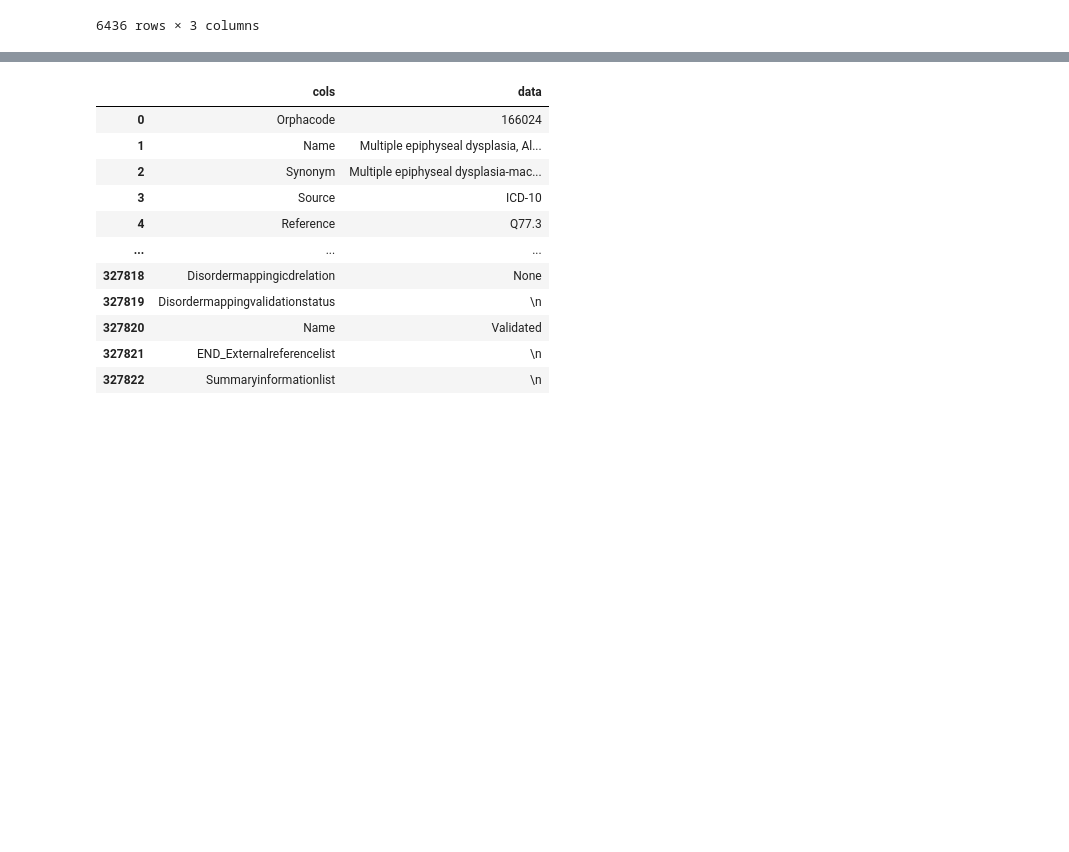
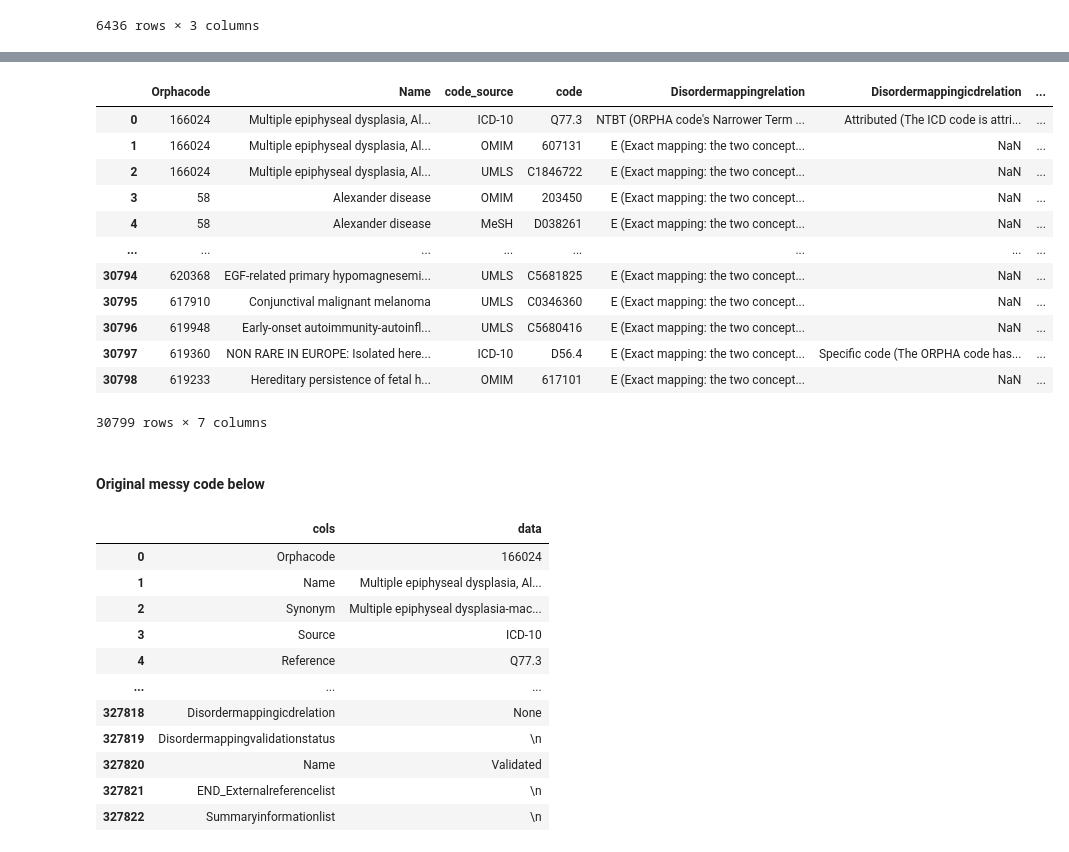
Before and after one commit to Ale9806/SIMPLLM, a Jupyter notebook: Debug/Developer - Rare disease analysis.ipynb, the cells around one changed output, grey strips where cells are left out. Drawn from its saved outputs; the diff is of its cells as text; code cells hidden in the pictures; blank space fills up the shorter version.

```diff
--- a/Debug/Developer - Rare disease analysis.ipynb
+++ b/Debug/Developer - Rare disease analysis.ipynb
@@ -46,0 +53,2 @@ df
+# %%
+orphan_names, orphan_codes = get_orphan_data(os.path.join(DATA_DIR, 'en_product1-Orphadata.xml'), verbose=verbose)
@@ -47,3 +73,21 @@ df
+# %%
+orphan_codes
+# %% [output]
+|  | Orphacode | Name | code_source | code | Disordermappingrelation | Disordermappingicdrelation | ... |
+| 0 | 166024 | Multiple epiphyseal dysplasia, Al... | ICD-10 | Q77.3 | NTBT (ORPHA code's Narrower Term ... | Attributed (The ICD code is attri... | ... |
+| 1 | 166024 | Multiple epiphyseal dysplasia, Al... | OMIM | 607131 | E (Exact mapping: the two concept... | NaN | ... |
+| 2 | 166024 | Multiple epiphyseal dysplasia, Al... | UMLS | C1846722 | E (Exact mapping: the two concept... | NaN | ... |
+| 3 | 58 | Alexander disease | OMIM | 203450 | E (Exact mapping: the two concept... | NaN | ... |
+| 4 | 58 | Alexander disease | MeSH | D038261 | E (Exact mapping: the two concept... | NaN | ... |
+| ... | ... | ... | ... | ... | ... | ... | ... |
+| 30794 | 620368 | EGF-related primary hypomagnesemi... | UMLS | C5681825 | E (Exact mapping: the two concept... | NaN | ... |
+| 30795 | 617910 | Conjunctival malignant melanoma | UMLS | C0346360 | E (Exact mapping: the two concept... | NaN | ... |
+| 30796 | 619948 | Early-onset autoimmunity-autoinfl... | UMLS | C5680416 | E (Exact mapping: the two concept... | NaN | ... |
+| 30797 | 619360 | NON RARE IN EUROPE: Isolated here... | ICD-10 | D56.4 | E (Exact mapping: the two concept... | Specific code (The ORPHA code has... | ... |
+| 30798 | 619233 | Hereditary persistence of fetal h... | OMIM | 617101 | E (Exact mapping: the two concept... | NaN | ... |
+30799 rows × 7 columns
+# %% [markdown]
+#### Original messy code below
 # %%
 import xml.etree.ElementTree as ET
 
```
Also changed, not shown: parts of 15 cells of this notebook, 1 other file.
